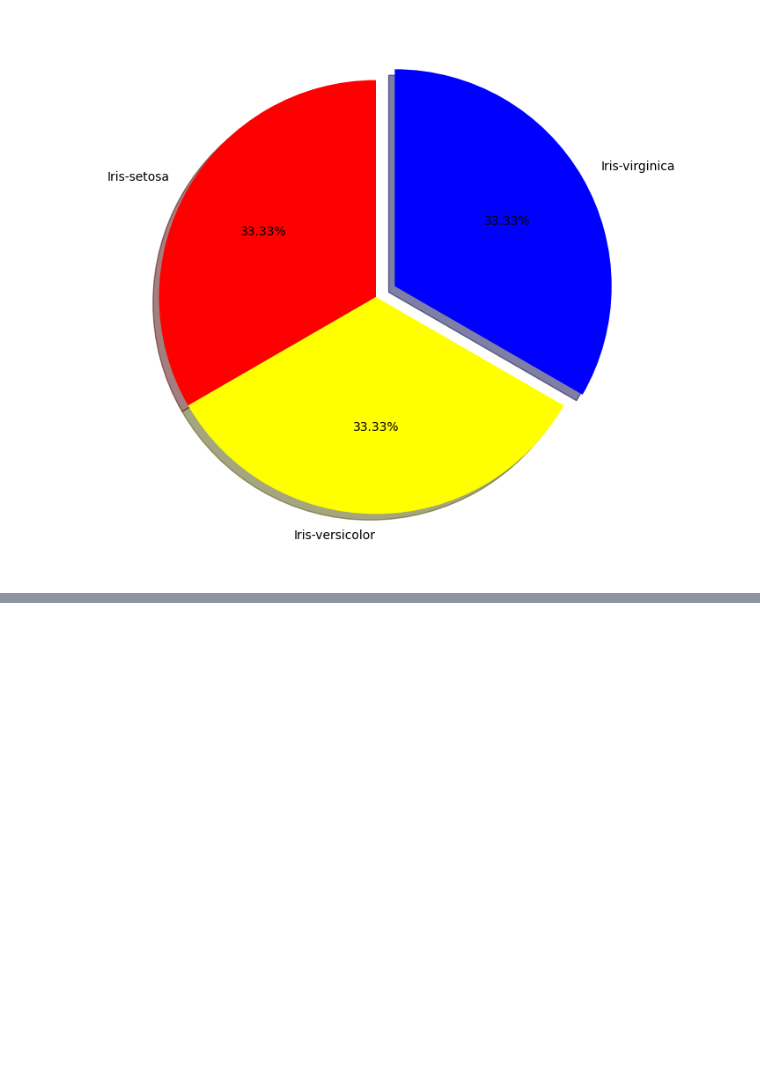
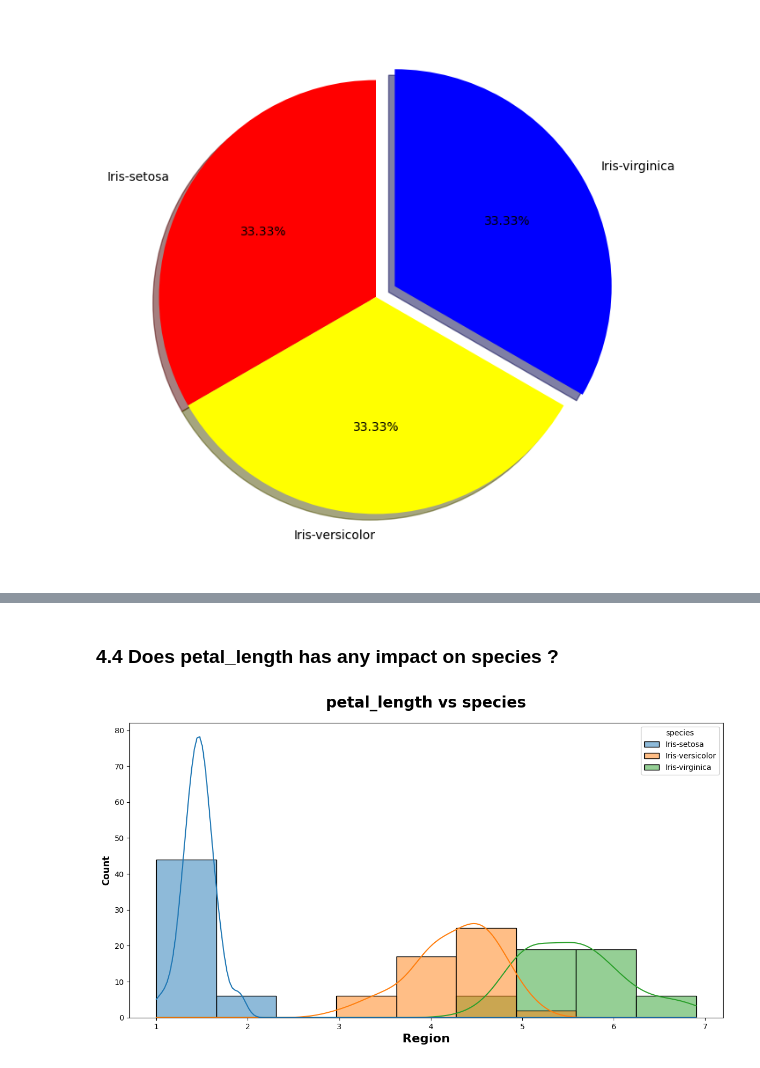
Before and after one commit to saxenastar/ML_Basic_deployment, a Jupyter notebook: notebook/1_EDA.ipynb, the cells around one changed output, grey strips where cells are left out. Saved outputs shown, nothing was run; the diff lists cells and outputs as text; code cells hidden in the pictures; blank space fills up the shorter version.

```diff
--- a/notebook/1_EDA.ipynb
+++ b/notebook/1_EDA.ipynb
@@ -270,0 +315,11 @@ plt.show()
+# %% [markdown]
+### 4.4 Does petal_length has any impact on species ?
+# %%
+plt.subplots(figsize=(14,7))
+sns.histplot(x="petal_length",hue="species", data=df, kde=True)
+plt.title("petal_length vs species", weight="bold",fontsize=20, pad=20)
+plt.xlabel("Region", weight="bold", fontsize=16)
+plt.ylabel("Count", weight="bold", fontsize=12)
+plt.show()
+# %% [output]
+[figure, added]
```
Also changed, not shown: parts of 10 cells of this notebook, 1 other file.
